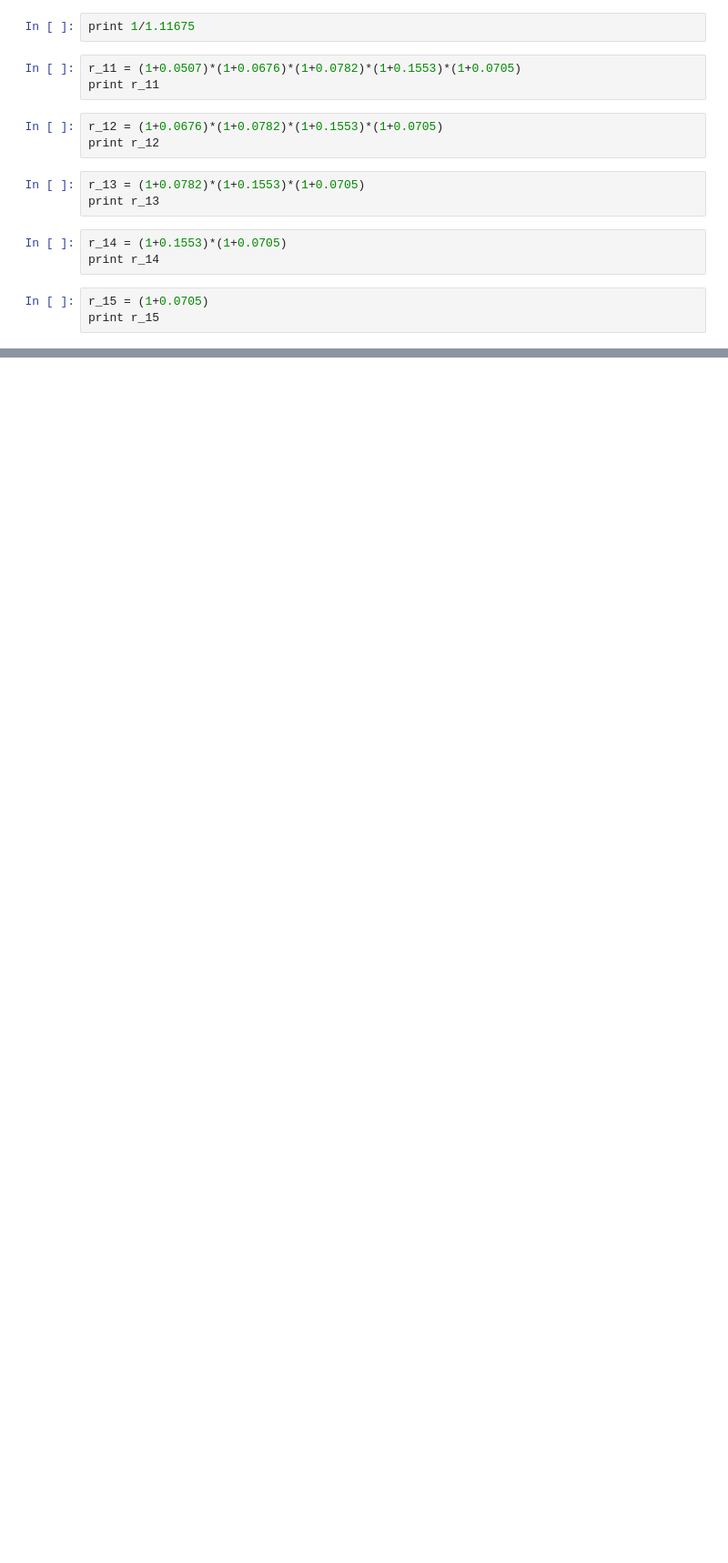
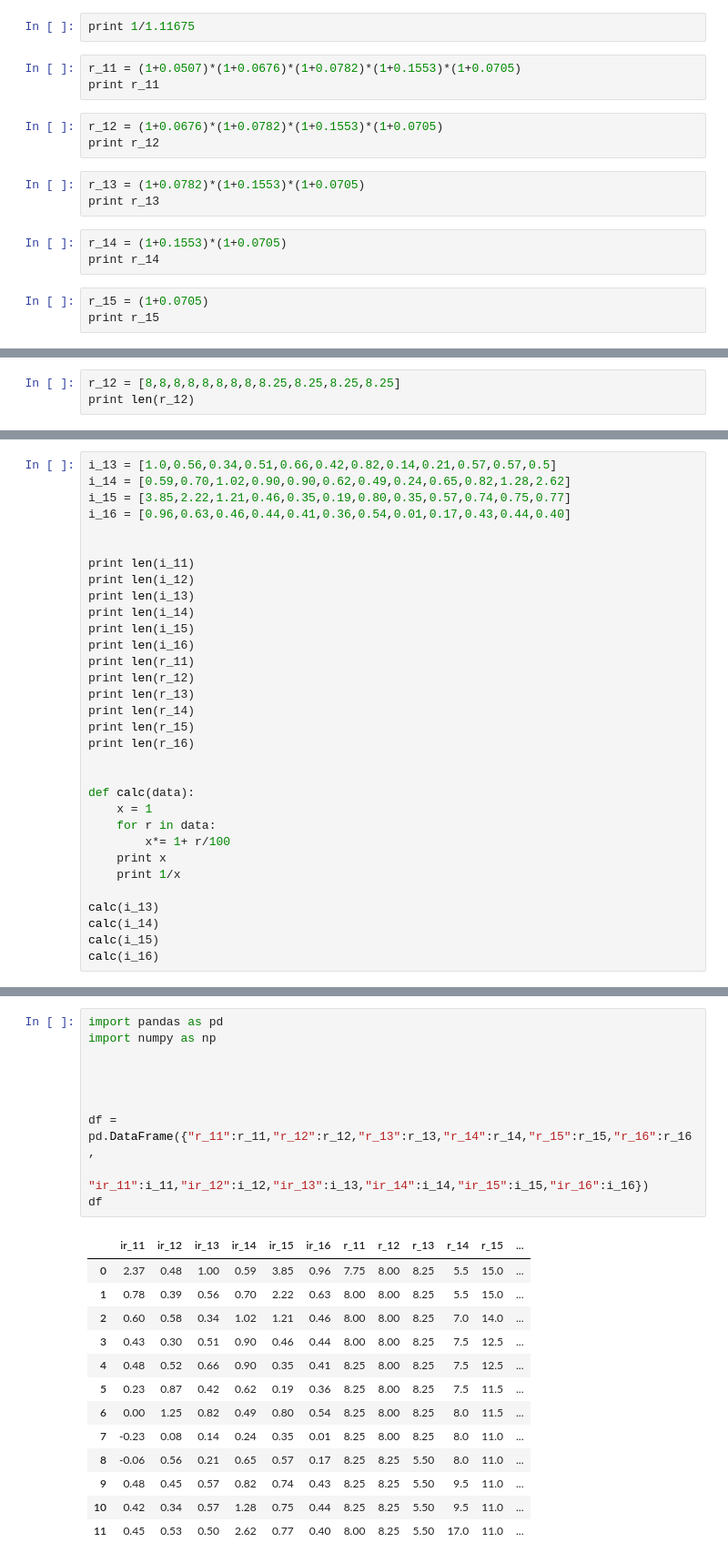
Before and after one commit to oniwan/Sberbank, a Jupyter notebook: Untitled6.ipynb, the cells around one changed output, grey strips where cells are left out. Shown at 91% size. Drawn from its saved outputs; the diff is of its cells as text; blank space fills up the shorter version.

```diff
--- a/Untitled6.ipynb
+++ b/Untitled6.ipynb
@@ -102,0 +78,3 @@ print r_15
+# %%
+r_12 = [8,8,8,8,8,8,8,8,8.25,8.25,8.25,8.25]
+print len(r_12)
@@ -102,0 +114,32 @@ print r_15
+# %%
+i_13 = [1.0,0.56,0.34,0.51,0.66,0.42,0.82,0.14,0.21,0.57,0.57,0.5]
+i_14 = [0.59,0.70,1.02,0.90,0.90,0.62,0.49,0.24,0.65,0.82,1.28,2.62]
+i_15 = [3.85,2.22,1.21,0.46,0.35,0.19,0.80,0.35,0.57,0.74,0.75,0.77]
+i_16 = [0.96,0.63,0.46,0.44,0.41,0.36,0.54,0.01,0.17,0.43,0.44,0.40]
+
+
+print len(i_11)
+print len(i_12)
+print len(i_13)
+print len(i_14)
+print len(i_15)
+print len(i_16)
+print len(r_11)
+print len(r_12)
+print len(r_13)
+print len(r_14)
+print len(r_15)
+print len(r_16)
+
+
+def calc(data):
+    x = 1
+    for r in data:
+        x*= 1+ r/100
+    print x
+    print 1/x
+
+calc(i_13)
+calc(i_14)
+calc(i_15)
+calc(i_16)
@@ -102,0 +167,24 @@ print r_15
+# %%
+import pandas as pd
+import numpy as np
+
+
+
+
+df = pd.DataFrame({"r_11":r_11,"r_12":r_12,"r_13":r_13,"r_14":r_14,"r_15":r_15,"r_16":r_16,
+                   "ir_11":i_11,"ir_12":i_12,"ir_13":i_13,"ir_14":i_14,"ir_15":i_15,"ir_16":i_16})
+df
+# %% [output]
+|  | ir_11 | ir_12 | ir_13 | ir_14 | ir_15 | ir_16 | r_11 | r_12 | r_13 | r_14 | r_15 | ... |
+| 0 | 2.37 | 0.48 | 1.00 | 0.59 | 3.85 | 0.96 | 7.75 | 8.00 | 8.25 | 5.5 | 15.0 | ... |
+| 1 | 0.78 | 0.39 | 0.56 | 0.70 | 2.22 | 0.63 | 8.00 | 8.00 | 8.25 | 5.5 | 15.0 | ... |
+| 2 | 0.60 | 0.58 | 0.34 | 1.02 | 1.21 | 0.46 | 8.00 | 8.00 | 8.25 | 7.0 | 14.0 | ... |
+| 3 | 0.43 | 0.30 | 0.51 | 0.90 | 0.46 | 0.44 | 8.00 | 8.00 | 8.25 | 7.5 | 12.5 | ... |
+| 4 | 0.48 | 0.52 | 0.66 | 0.90 | 0.35 | 0.41 | 8.25 | 8.00 | 8.25 | 7.5 | 12.5 | ... |
+| 5 | 0.23 | 0.87 | 0.42 | 0.62 | 0.19 | 0.36 | 8.25 | 8.00 | 8.25 | 7.5 | 11.5 | ... |
+| 6 | 0.00 | 1.25 | 0.82 | 0.49 | 0.80 | 0.54 | 8.25 | 8.00 | 8.25 | 8.0 | 11.5 | ... |
+| 7 | -0.23 | 0.08 | 0.14 | 0.24 | 0.35 | 0.01 | 8.25 | 8.00 | 8.25 | 8.0 | 11.0 | ... |
+| 8 | -0.06 | 0.56 | 0.21 | 0.65 | 0.57 | 0.17 | 8.25 | 8.25 | 5.50 | 8.0 | 11.0 | ... |
+| 9 | 0.48 | 0.45 | 0.57 | 0.82 | 0.74 | 0.43 | 8.25 | 8.25 | 5.50 | 9.5 | 11.0 | ... |
+| 10 | 0.42 | 0.34 | 0.57 | 1.28 | 0.75 | 0.44 | 8.25 | 8.25 | 5.50 | 9.5 | 11.0 | ... |
+| 11 | 0.45 | 0.53 | 0.50 | 2.62 | 0.77 | 0.40 | 8.00 | 8.25 | 5.50 | 17.0 | 11.0 | ... |
```
Also changed, not shown: parts of 31 cells of this notebook, 2 other files.
